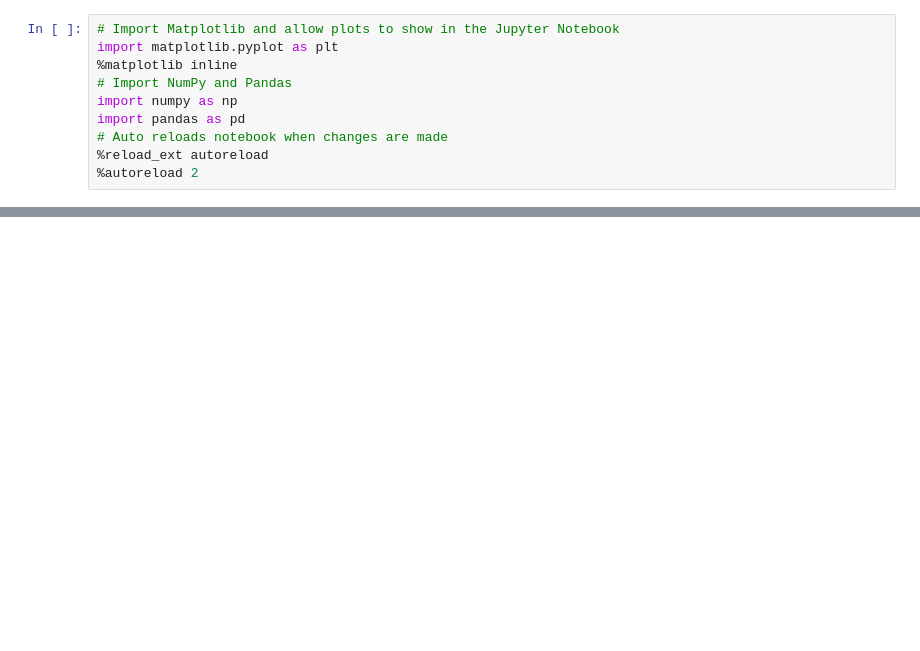
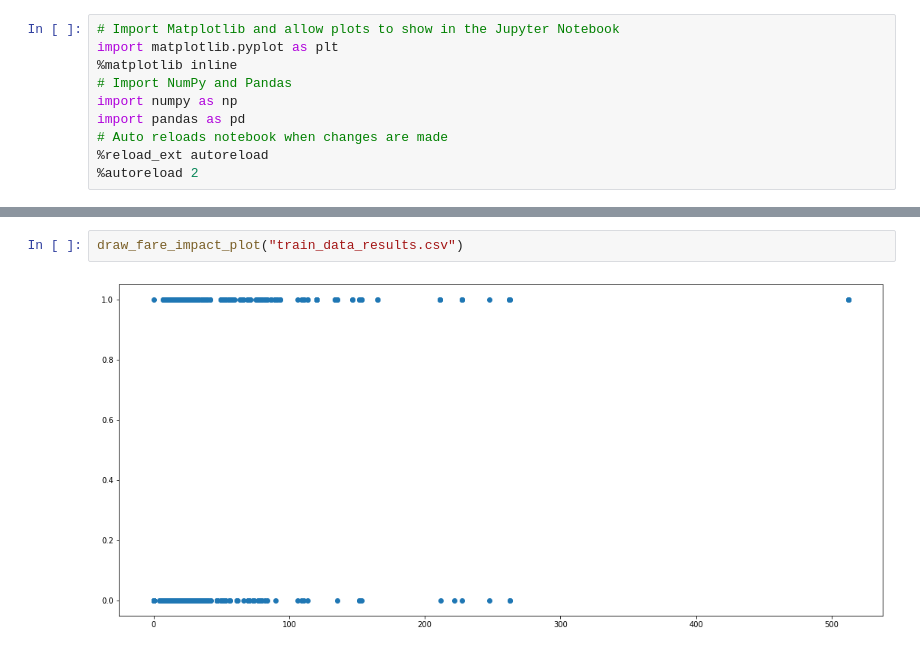
Before and after one commit to michal3pol/titanic, a Jupyter notebook: Plots.ipynb, the cells around one changed output, grey strips where cells are left out. Saved outputs shown, nothing was run; the diff lists cells and outputs as text; blank space fills up the shorter version.

```diff
--- a/Plots.ipynb
+++ b/Plots.ipynb
@@ -89,0 +99,4 @@ draw_entry_place_impact_plot("test-data-results.csv")
+# %%
+draw_fare_impact_plot("train_data_results.csv")
+# %% [output]
+[figure, added]
```
Also changed, not shown: parts of 12 cells of this notebook.
